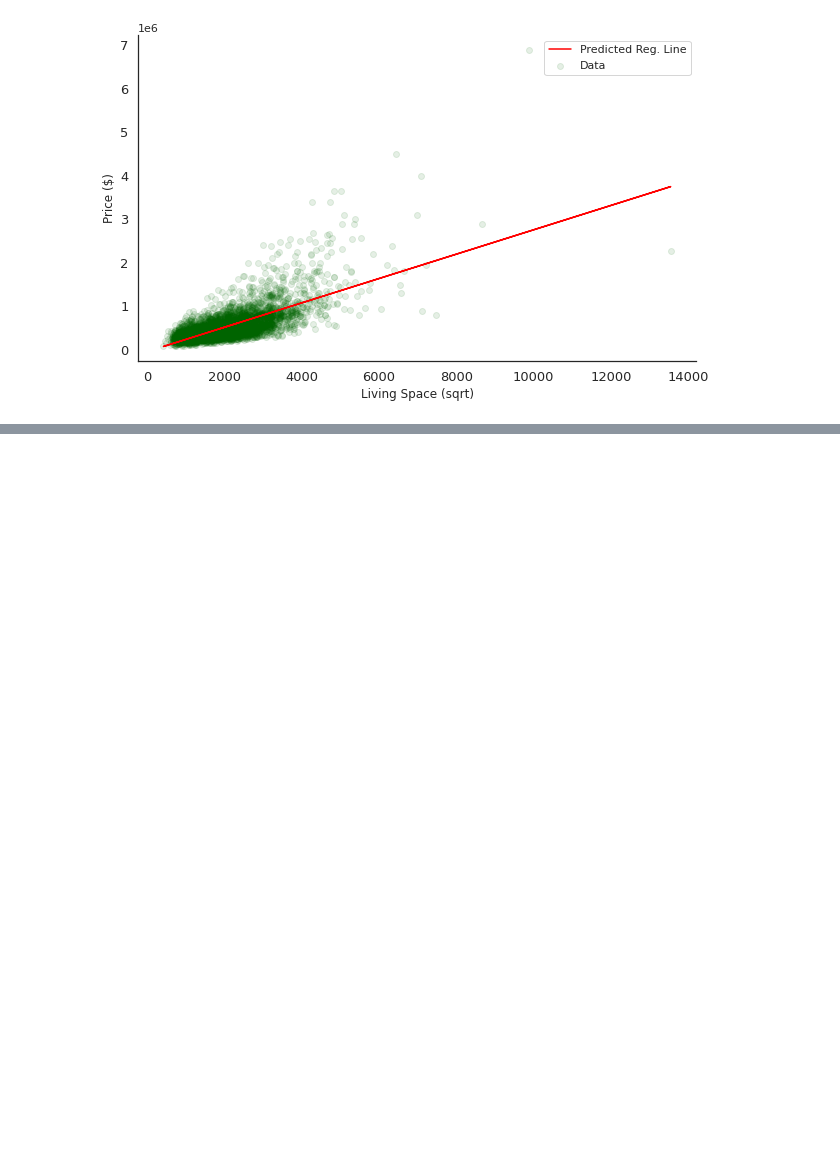
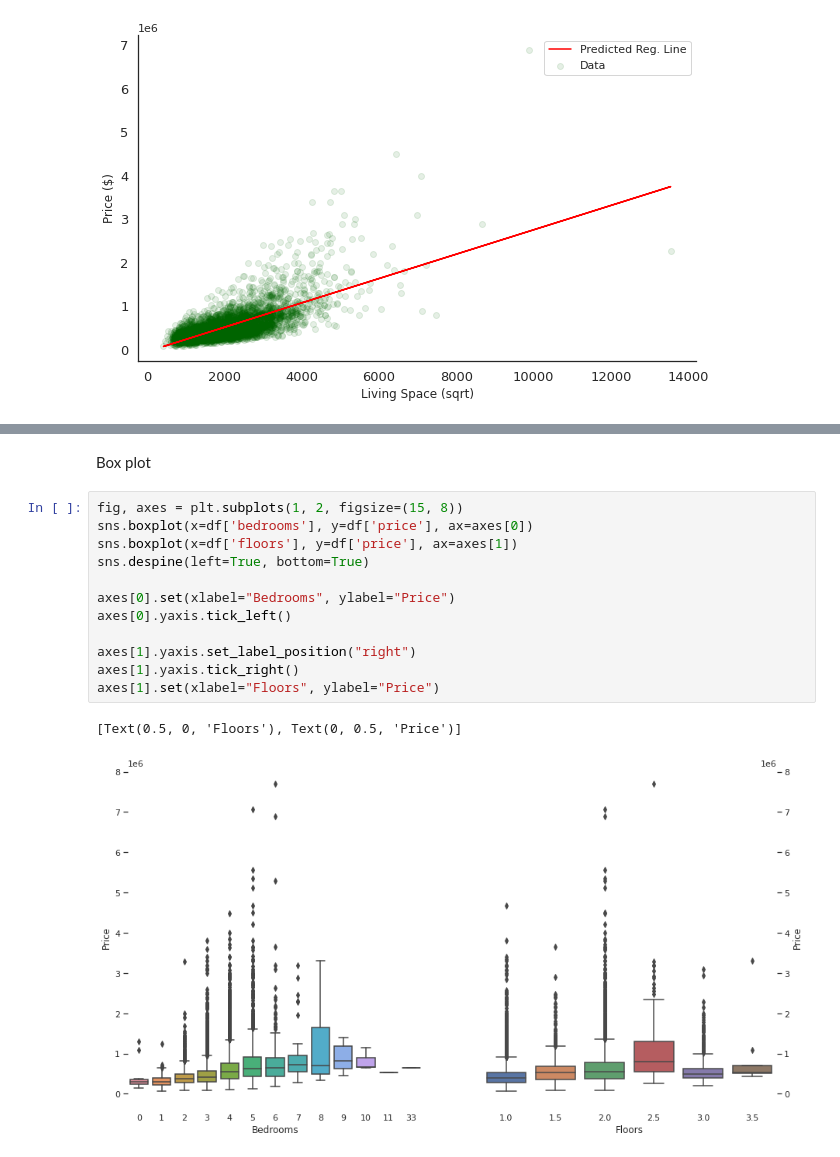
Before and after one commit to uysalserkan/ML-AI, a Jupyter notebook: House Price Prediction/Predict House Price.ipynb, the cells around one changed output, grey strips where cells are left out. Cells and saved outputs as stored; diff of their text form; blank space fills up the shorter version.

```diff
--- a/House Price Prediction/Predict House Price.ipynb
+++ b/House Price Prediction/Predict House Price.ipynb
@@ -128,0 +145,17 @@ plt.gca().spines['top'].set_visible(False) # Yukarıdaki siyah border'ı kaldır
+# %% [markdown]
+Box plot
+# %%
+fig, axes = plt.subplots(1, 2, figsize=(15, 8))
+sns.boxplot(x=df['bedrooms'], y=df['price'], ax=axes[0])
+sns.boxplot(x=df['floors'], y=df['price'], ax=axes[1])
+sns.despine(left=True, bottom=True)
+
+axes[0].set(xlabel="Bedrooms", ylabel="Price")
+axes[0].yaxis.tick_left()
+
+axes[1].yaxis.set_label_position("right")
+axes[1].yaxis.tick_right()
+axes[1].set(xlabel="Floors", ylabel="Price")
+# %% [output]
+[Text(0.5, 0, 'Floors'), Text(0, 0.5, 'Price')]
+[figure, added]
```
Also changed, not shown: parts of 31 cells of this notebook.
